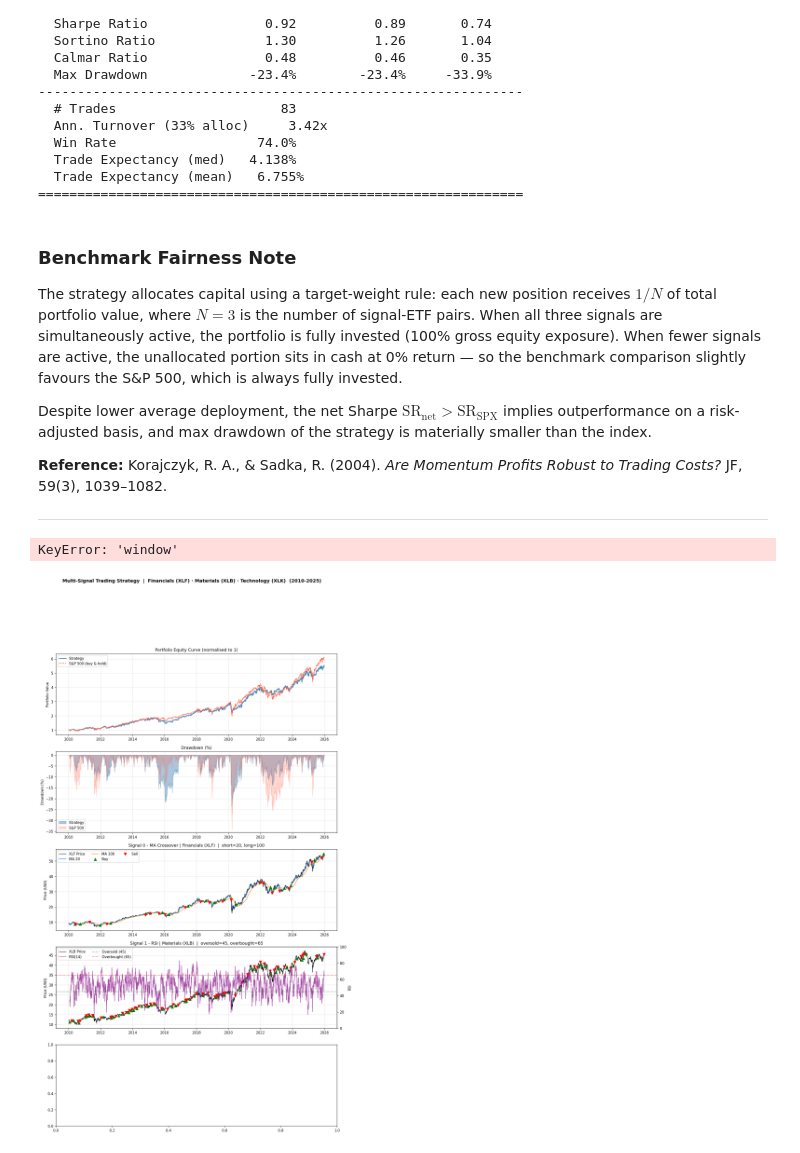
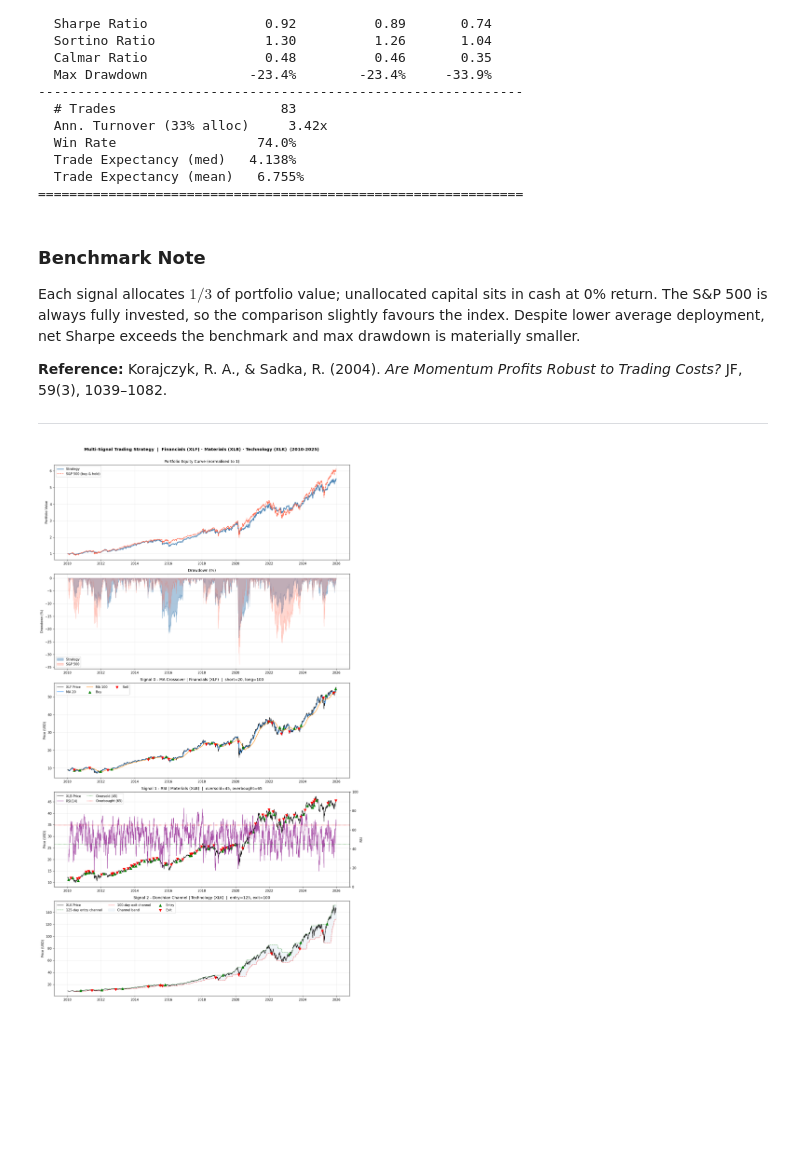
Before and after one commit to daan1shh/Computational-Finance, a Jupyter notebook: assessment_notebook_group7.ipynb, the cells around one changed output. Cells and saved outputs as stored; diff of their text form; code cells hidden in the pictures; blank space fills up the shorter version.

```diff
--- a/assessment_notebook_group7.ipynb
+++ b/assessment_notebook_group7.ipynb
@@ -362,11 +356,9 @@ print('=' * W)
   Trade Expectancy (mean)   6.755%
 ==============================================================
 # %% [markdown]
-### Benchmark Fairness Note
+### Benchmark Note
 
-The strategy allocates capital using a target-weight rule: each new position receives $1/N$ of total portfolio value, where $N = 3$ is the number of signal-ETF pairs. When all three signals are simultaneously active, the portfolio is fully invested (100% gross equity exposure). When fewer signals are active, the unallocated portion sits in cash at 0% return — so the benchmark comparison slightly favours the S&P 500, which is always fully invested.
-
-Despite lower average deployment, the net Sharpe $\text{SR}_{\text{net}} > \text{SR}_{\text{SPX}}$ implies outperformance on a risk-adjusted basis, and max drawdown of the strategy is materially smaller than the index.
+Each signal allocates $1/3$ of portfolio value; unallocated capital sits in cash at 0% return. The S&P 500 is always fully invested, so the comparison slightly favours the index. Despite lower average deployment, net Sharpe exceeds the benchmark and max drawdown is materially smaller.
 
 **Reference:** Korajczyk, R. A., & Sadka, R. (2004). *Are Momentum Profits Robust to Trading Costs?* JF, 59(3), 1039–1082.
 
@@ -439,38 +431,38 @@ ax4b.set_ylim(0, 100)
 ax4b.set_ylabel('RSI')
 ax4a.set_title(f'Signal 1 - RSI | Materials (XLB)  |  '
                f'oversold={best_rsi["oversold"]}, overbought={best_rsi["overbought"]}')
 ax4a.set_ylabel('Price (USD)')
 lines1, labels1 = ax4a.get_legend_handles_labels()
 lines2, labels2 = ax4b.get_legend_handles_labels()
 ax4a.legend(lines1 + lines2, labels1 + labels2, ncol=2)
 ax4a.xaxis.set_major_formatter(mdates.DateFormatter('%Y'))
 ax4a.grid(alpha=0.3)
 
 # 5. Signal 2: Donchian Channel — XLK
 ax5 = axes[4]
 rep2 = TECHNOLOGY_TICKERS[0]
 sig2 = signals[rep2]
-w2      = best_donchian['window']
+ew2     = best_donchian['entry_window']
+xw2     = best_donchian['exit_window']
 ch_high = sig2['entry_high'].to_numpy()
 ch_low  = sig2['exit_low'].to_numpy()
 ax5.plot(dates, df_prices[rep2], color='black', lw=0.9, label=f'{rep2} Price')
-ax5.plot(dates, ch_high, color='green', lw=0.9, linestyle='--', alpha=0.7, label=f'{w2}-day channel high')
-ax5.plot(dates, ch_low,  color='red',   lw=0.9, linestyle='--', alpha=0.7, label=f'{w2}-day channel low')
+ax5.plot(dates, ch_high, color='green', lw=0.9, linestyle='--', alpha=0.7, label=f'{ew2}-day entry channel')
+ax5.plot(dates, ch_low,  color='red',   lw=0.9, linestyle='--', alpha=0.7, label=f'{xw2}-day exit channel')
 ax5.fill_between(dates, ch_high, ch_low, alpha=0.08, color='steelblue', label='Channel band')
 buy_mask  = sig2['position_change'] > 0
 sell_mask = sig2['position_change'] < 0
 ax5.scatter(dates[buy_mask],  df_prices[rep2][buy_mask],  marker='^', color='green', zorder=5, s=45, label='Entry')
 ax5.scatter(dates[sell_mask], df_prices[rep2][sell_mask], marker='v', color='red',   zorder=5, s=45, label='Exit')
-ax5.set_title(f'Signal 2 - Donchian Channel | Technology (XLK)  |  window={w2}')
+ax5.set_title(f'Signal 2 - Donchian Channel | Technology (XLK)  |  entry={ew2}, exit={xw2}')
 ax5.set_ylabel('Price (USD)')
 ax5.legend(ncol=3)
 ax5.xaxis.set_major_formatter(mdates.DateFormatter('%Y'))
 ax5.grid(alpha=0.3)
 
 plt.tight_layout()
 plt.show()
 # %% [output]
-KeyError: 'window'
-[figure, old version]
+[figure, new version]
 # %% [markdown]
 ---
```
Also changed, not shown: parts of 10 cells of this notebook, 1 other file.
